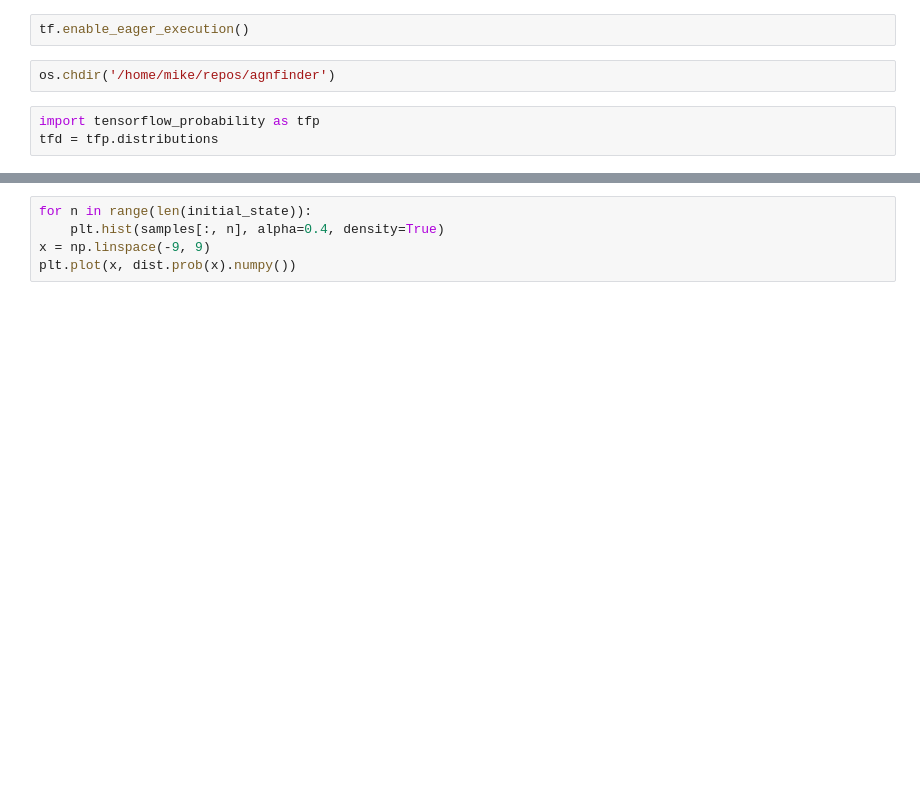
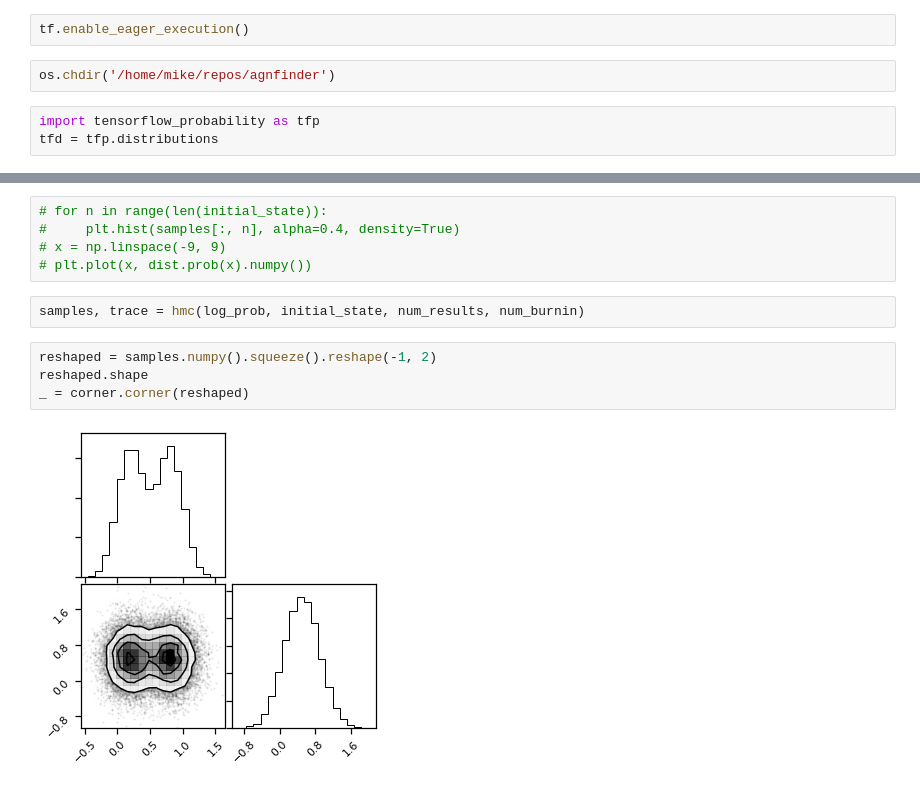
Before and after one commit to mwalmsley/agnfinder, a Jupyter notebook: notebooks/inference/basic_hmc_test.ipynb, the cells around one changed output, grey strips where cells are left out. Saved outputs shown, nothing was run; the diff lists cells and outputs as text; blank space fills up the shorter version.

```diff
--- a/notebooks/inference/basic_hmc_test.ipynb
+++ b/notebooks/inference/basic_hmc_test.ipynb
@@ -120,5 +194,13 @@ _ = corner.corner(reshaped)
 # %%
-for n in range(len(initial_state)):
-    plt.hist(samples[:, n], alpha=0.4, density=True)
-x = np.linspace(-9, 9)
-plt.plot(x, dist.prob(x).numpy())
+# for n in range(len(initial_state)):
+#     plt.hist(samples[:, n], alpha=0.4, density=True)
+# x = np.linspace(-9, 9)
+# plt.plot(x, dist.prob(x).numpy())
+# %%
+samples, trace = hmc(log_prob, initial_state, num_results, num_burnin)
+# %%
+reshaped = samples.numpy().squeeze().reshape(-1, 2)
+reshaped.shape
+_ = corner.corner(reshaped)
+# %% [output]
+[figure, added]
```
Also changed, not shown: parts of 26 cells of this notebook, 6 other files.
